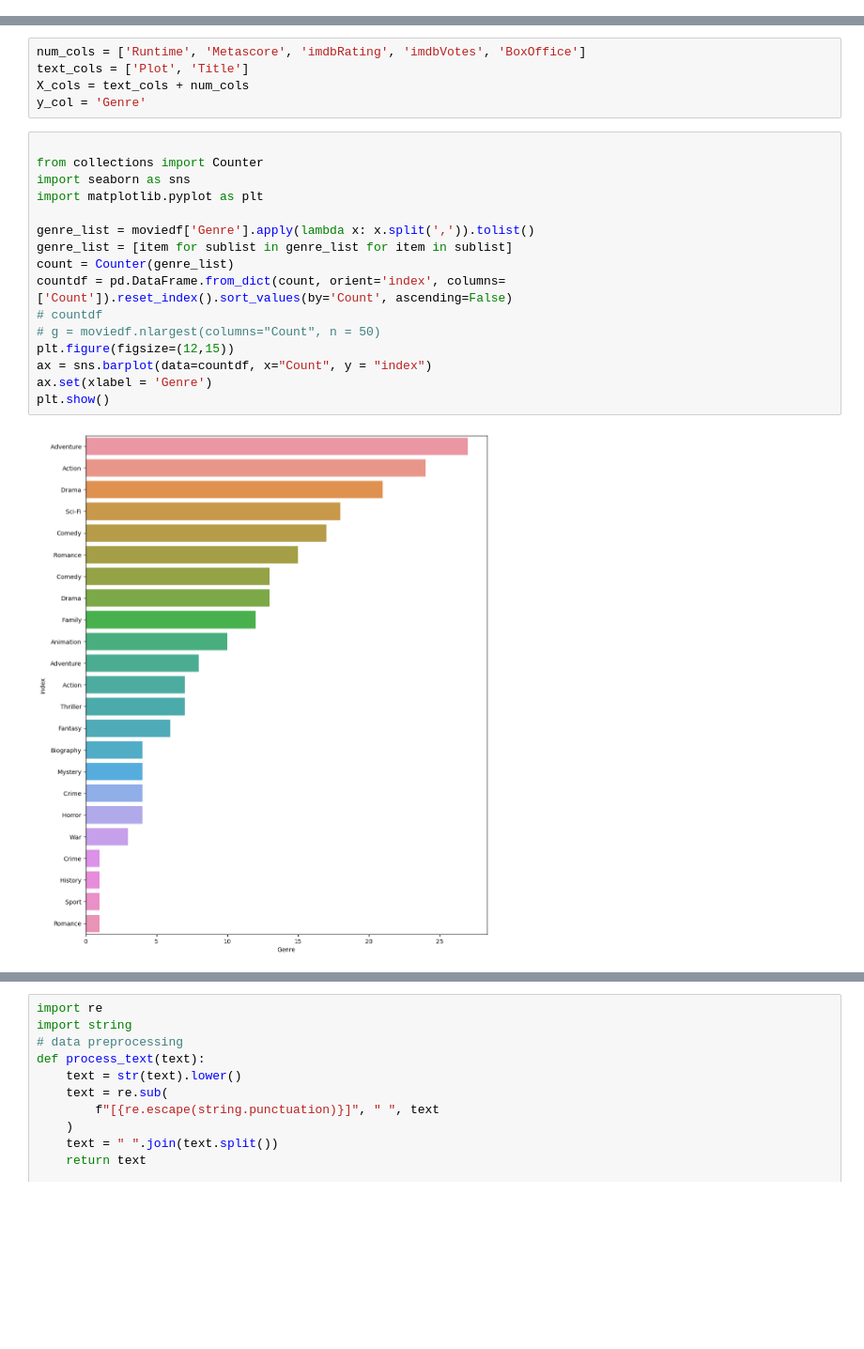
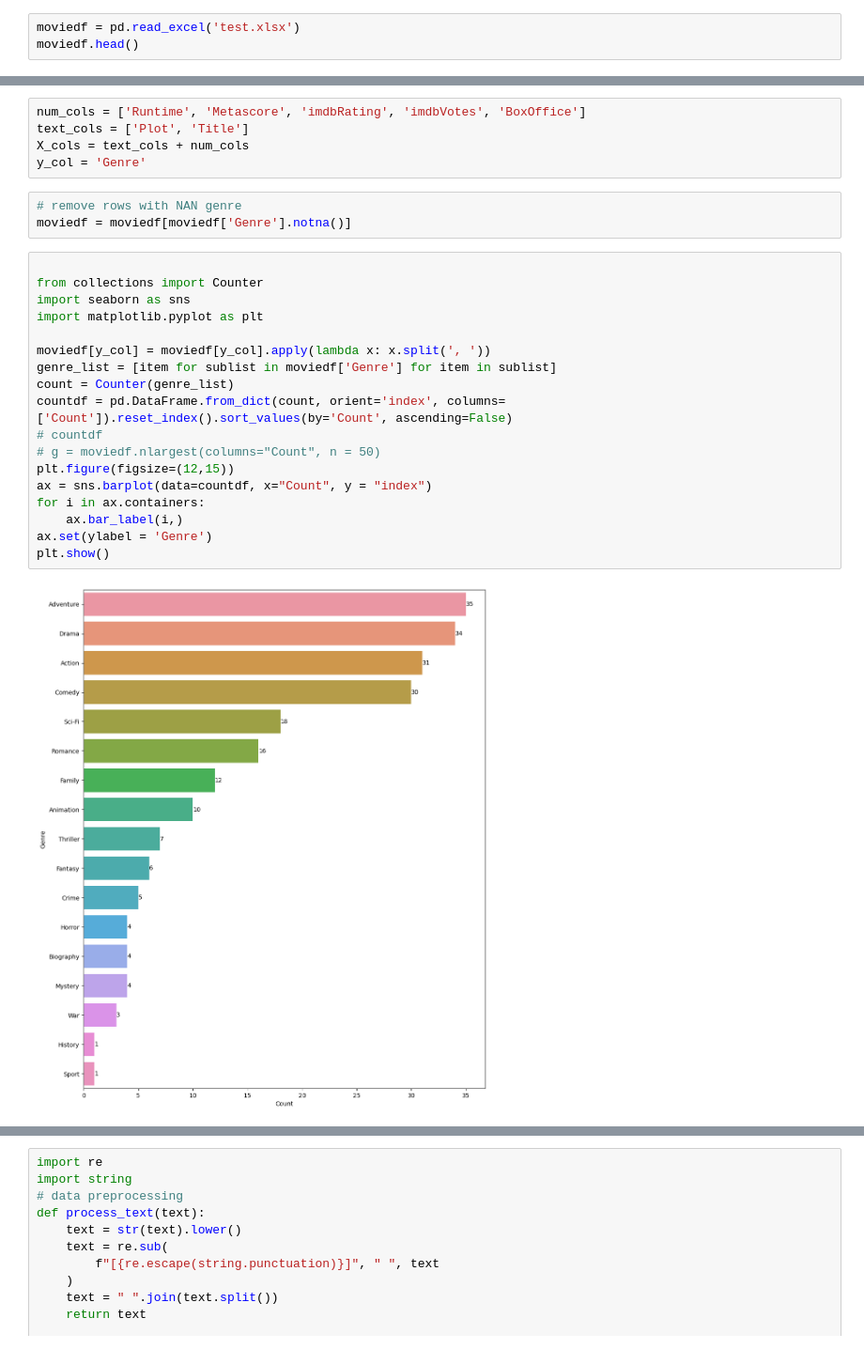
Before and after one commit to Eviedf/movieclassifier, a Jupyter notebook: movie_classification.ipynb, the cells around one changed output, grey strips where cells are left out. Shown: that part at 94% size. Saved outputs shown, nothing was run; the diff lists cells and outputs as text; blank space fills up the shorter version.

```diff
--- a/movie_classification.ipynb
+++ b/movie_classification.ipynb
@@ -71,0 +66,3 @@ moviedf.head()
+# %%
+moviedf = pd.read_excel('test.xlsx')
+moviedf.head()
@@ -74,21 +79,26 @@ num_cols = ['Runtime', 'Metascore', 'imdbRating', 'imdbVotes', 'BoxOffice']
 text_cols = ['Plot', 'Title']
 X_cols = text_cols + num_cols
 y_col = 'Genre'
+# %%
+# remove rows with NAN genre
+moviedf = moviedf[moviedf['Genre'].notna()]
 # %%
 
 from collections import Counter
 import seaborn as sns
 import matplotlib.pyplot as plt
 
-genre_list = moviedf['Genre'].apply(lambda x: x.split(',')).tolist()
-genre_list = [item for sublist in genre_list for item in sublist]
+moviedf[y_col] = moviedf[y_col].apply(lambda x: x.split(', '))
+genre_list = [item for sublist in moviedf['Genre'] for item in sublist]
 count = Counter(genre_list)
 countdf = pd.DataFrame.from_dict(count, orient='index', columns=['Count']).reset_index().sort_values(by='Count', ascending=False)
 # countdf
 # g = moviedf.nlargest(columns="Count", n = 50)
 plt.figure(figsize=(12,15))
 ax = sns.barplot(data=countdf, x="Count", y = "index")
-ax.set(xlabel = 'Genre')
+for i in ax.containers:
+    ax.bar_label(i,)
+ax.set(ylabel = 'Genre')
 plt.show()
 # %% [output]
-[figure, old version]
+[figure, new version]
```
Also changed, not shown: parts of 18 cells of this notebook, 3 other files.
